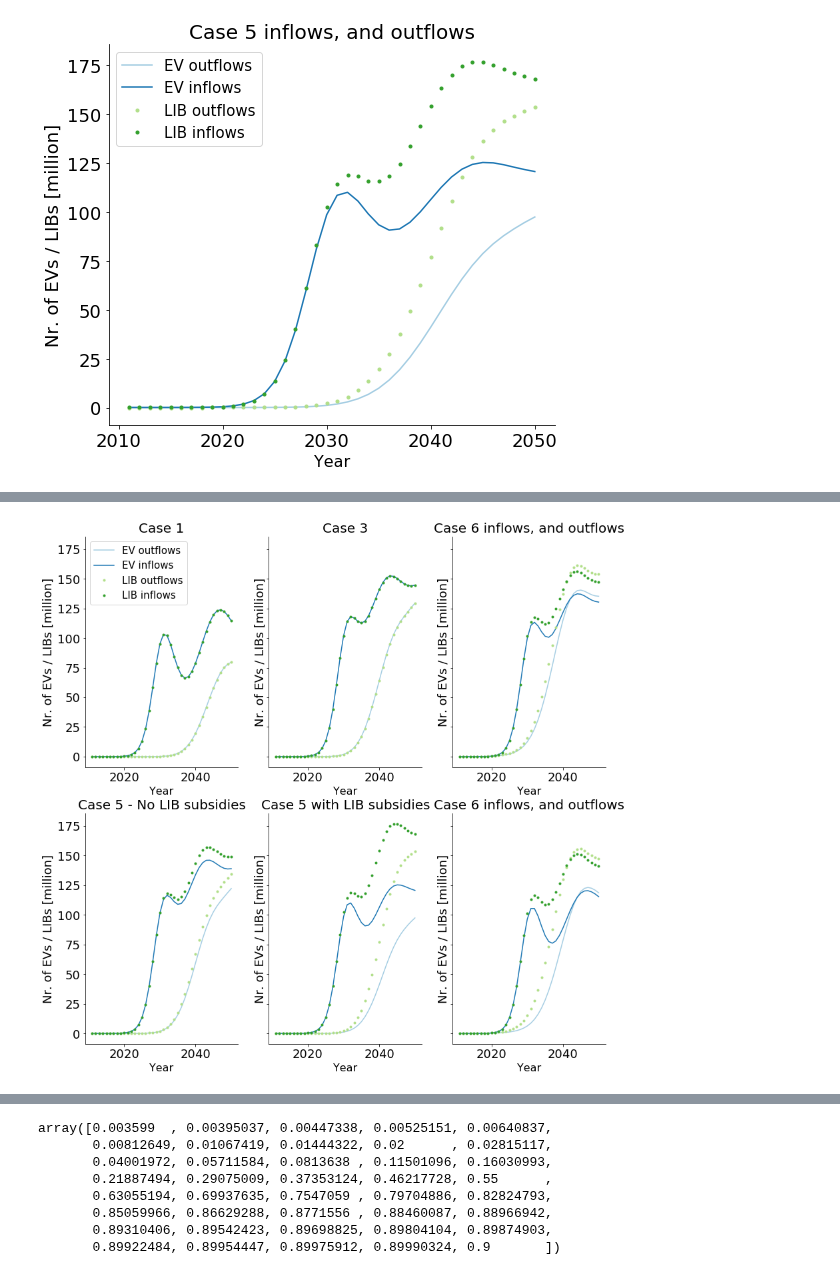
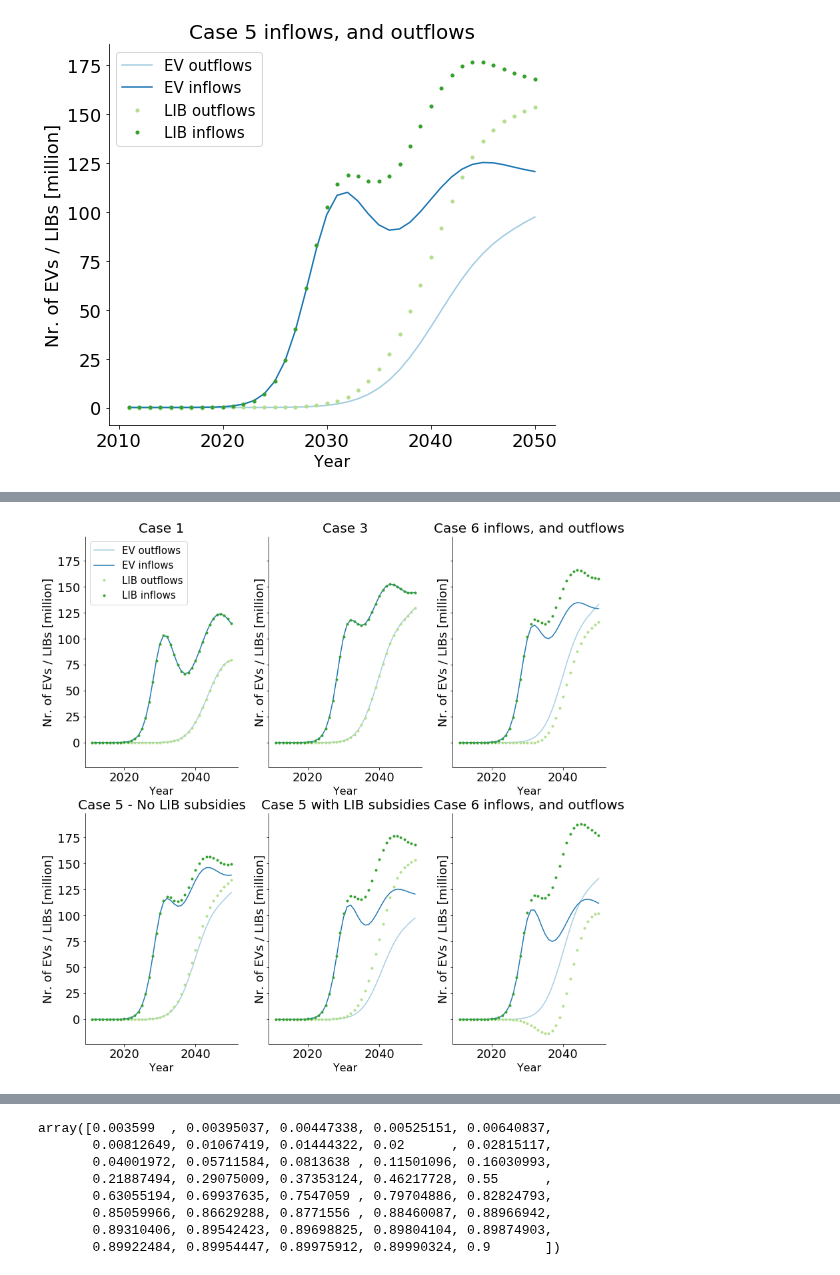
Before and after one commit to fernaag/product_component_model, a Jupyter notebook: case_study.ipynb, the cells around one changed output, grey strips where cells are left out. Cells and saved outputs as stored; diff of their text form; code cells hidden in the pictures.

```diff
--- a/case_study.ipynb
+++ b/case_study.ipynb
@@ -473,10 +473,10 @@ Model = pcm.ProductComponentModel(t=time, s_pr=data, lt_pr={'Type': 'Normal', 'M
 Model.case_1()
 
 # Since we are using the total stock as a driver, we need to multiply the results with the BEV penetration shares
-Model.oc_pr = np.einsum('tc,c->tc', Model.oc_pr, shares.Share.values)
-Model.oc_cm = np.einsum('tc,c->tc', Model.oc_cm, shares.Share.values)
-Model.i_pr = Model.i_pr * shares.Share.values
-Model.i_cm = Model.i_cm * shares.Share.values
+oc_pr = np.einsum('tc,c->tc', Model.oc_pr, shares.Share.values)
+oc_cm = np.einsum('tc,c->tc', Model.oc_cm, shares.Share.values)
+i_pr = Model.i_pr * shares.Share.values
+i_cm = Model.i_cm * shares.Share.values
 
 
 
@@ -484,11 +484,11 @@ Model.i_cm = Model.i_cm * shares.Share.values
 fig, ax = plt.subplots(2,3, figsize=(14,14), sharey=True)
 ax[0,0].set_prop_cycle(custom_cycler)
 ax[0,0].plot(time,
-        Model.oc_pr.sum(axis=1), label='EV outflows')
-ax[0,0].plot(Model.t, Model.i_pr, label='EV inflows')
+        oc_pr.sum(axis=1), label='EV outflows')
+ax[0,0].plot(Model.t, i_pr, label='EV inflows')
 ax[0,0].plot(Model.t,
-        Model.oc_cm.sum(axis=1), '.', label='LIB outflows')
-ax[0,0].plot(Model.t, Model.i_cm, '.', label='LIB inflows')
+        oc_cm.sum(axis=1), '.', label='LIB outflows')
+ax[0,0].plot(Model.t, i_cm, '.', label='LIB inflows')
 ax[0,0].set_ylabel('Nr. of EVs / LIBs [million]',fontsize =18)
 right_side = ax[0,0].spines["right"]
 right_side.set_visible(False)
@@ -511,18 +511,18 @@ Model = pcm.ProductComponentModel(t=time, s_pr=data, lt_pr={'Type': 'Normal', 'M
 Model.case_3()
 
 # Since we are using the total stock as a driver, we need to multiply the results with the BEV penetration shares
-Model.oc_pr = np.einsum('tc,c->tc', Model.oc_pr, shares.Share.values)
-Model.oc_cm = np.einsum('tc,c->tc', Model.oc_cm, shares.Share.values)
-Model.i_pr = Model.i_pr * shares.Share.values
-Model.i_cm = Model.i_cm * shares.Share.values
+oc_pr = np.einsum('tc,c->tc', Model.oc_pr, shares.Share.values)
+oc_cm = np.einsum('tc,c->tc', Model.oc_cm, shares.Share.values)
+i_pr = Model.i_pr * shares.Share.values
+i_cm = Model.i_cm * shares.Share.values
 
 ax[0,1].set_prop_cycle(custom_cycler)
 ax[0,1].plot(time,
-        Model.oc_pr.sum(axis=1), label='EV outflows')
-ax[0,1].plot(Model.t, Model.i_pr, label='EV inflows')
+        oc_pr.sum(axis=1), label='EV outflows')
+ax[0,1].plot(Model.t, i_pr, label='EV inflows')
 ax[0,1].plot(Model.t,
-        Model.oc_cm.sum(axis=1), '.', label='LIB outflows')
-ax[0,1].plot(Model.t, Model.i_cm, '.', label='LIB inflows')
+        oc_cm.sum(axis=1), '.', label='LIB outflows')
+ax[0,1].plot(Model.t, i_cm, '.', label='LIB inflows')
 ax[0,1].set_ylabel('Nr. of EVs / LIBs [million]',fontsize =18)
 right_side = ax[0,1].spines["right"]
 right_side.set_visible(False)
@@ -546,18 +546,18 @@ Model = pcm.ProductComponentModel(t=time, s_pr=data, lt_pr={'Type': 'Normal', 'M
 Model.case_5()
 
 # Since we are using the total stock as a driver, we need to multiply the results with the BEV penetration shares
-Model.oc_pr = np.einsum('tc,c->tc', Model.oc_pr, shares.Share.values)
-Model.oc_cm = np.einsum('tc,c->tc', Model.oc_cm, shares.Share.values)
-Model.i_pr = Model.i_pr * shares.Share.values
-Model.i_cm = Model.i_cm * shares.Share.values
+oc_pr = np.einsum('tc,c->tc', Model.oc_pr, shares.Share.values)
+oc_cm = np.einsum('tc,c->tc', Model.oc_cm, shares.Share.values)
+i_pr = Model.i_pr * shares.Share.values
+i_cm = Model.i_cm * shares.Share.values
 
 ax[1,0].set_prop_cycle(custom_cycler)
 ax[1,0].plot(time,
-        Model.oc_pr.sum(axis=1), label='EV outflows')
-ax[1,0].plot(Model.t, Model.i_pr, label='EV inflows')
+        oc_pr.sum(axis=1), label='EV outflows')
+ax[1,0].plot(Model.t, i_pr, label='EV inflows')
 ax[1,0].plot(Model.t,
-        Model.oc_cm.sum(axis=1), '.', label='LIB outflows')
-ax[1,0].plot(Model.t, Model.i_cm, '.', label='LIB inflows')
+        oc_cm.sum(axis=1), '.', label='LIB outflows')
+ax[1,0].plot(Model.t, i_cm, '.', label='LIB inflows')
 ax[1,0].set_ylabel('Nr. of EVs / LIBs [million]',fontsize =18)
 right_side = ax[1,0].spines["right"]
 right_side.set_visible(False)
@@ -583,18 +583,18 @@ Model = pcm.ProductComponentModel(t=time, s_pr=data, lt_pr={'Type': 'Normal', 'M
 Model.case_5()
 
 # Since we are using the total stock as a driver, we need to multiply the results with the BEV penetration shares
-Model.oc_pr = np.einsum('tc,c->tc', Model.oc_pr, shares.Share.values)
-Model.oc_cm = np.einsum('tc,c->tc', Model.oc_cm, shares.Share.values)
-Model.i_pr = Model.i_pr * shares.Share.values
-Model.i_cm = Model.i_cm * shares.Share.values
+oc_pr = np.einsum('tc,c->tc', Model.oc_pr, shares.Share.values)
+oc_cm = np.einsum('tc,c->tc', Model.oc_cm, shares.Share.values)
+i_pr = Model.i_pr * shares.Share.values
+i_cm = Model.i_cm * shares.Share.values
 
 ax[1,1].set_prop_cycle(custom_cycler)
 ax[1,1].plot(time,
-        Model.oc_pr.sum(axis=1), label='EV outflows')
-ax[1,1].plot(Model.t, Model.i_pr, label='EV inflows')
+        oc_pr.sum(axis=1), label='EV outflows')
+ax[1,1].plot(Model.t, i_pr, label='EV inflows')
 ax[1,1].plot(Model.t,
-        Model.oc_cm.sum(axis=1), '.', label='LIB outflows')
-ax[1,1].plot(Model.t, Model.i_cm, '.', label='LIB inflows')
+        oc_cm.sum(axis=1), '.', label='LIB outflows')
+ax[1,1].plot(Model.t, i_cm, '.', label='LIB inflows')
 ax[1,1].set_ylabel('Nr. of EVs / LIBs [million]',fontsize =18)
 right_side = ax[1,1].spines["right"]
 right_side.set_visible(False)
@@ -630,18 +630,18 @@ Model = pcm.ProductComponentModel(t=time, s_pr=data, lt_pr={'Type': 'Normal', 'M
 Model.case_6()
 
 # Since we are using the total stock as a driver, we need to multiply the results with the BEV penetration shares
-Model.oc_pr = np.einsum('tc,c->tc', Model.oc_pr, shares.Share.values)
-Model.oc_cm = np.einsum('tc,c->tc', Model.oc_cm, shares.Share.values)
-Model.i_pr = Model.i_pr * shares.Share.values
-Model.i_cm = Model.i_cm * shares.Share.values
+oc_pr = np.einsum('tc,c->tc', Model.oc_pr, shares.Share.values)
+oc_cm = np.einsum('tc,c->tc', Model.oc_cm, shares.Share.values)
+i_pr = Model.i_pr * shares.Share.values
+i_cm = Model.i_cm * shares.Share.values
 
 ax[0,2].set_prop_cycle(custom_cycler)
 ax[0,2].plot(time,
-        Model.o_pr, label='EV outflows')
-ax[0,2].plot(Model.t, Model.i_pr, label='EV inflows')
+        oc_pr.sum(axis=1), label='EV outflows')
+ax[0,2].plot(Model.t, i_pr, label='EV inflows')
 ax[0,2].plot(Model.t,
-        Model.o_cm, '.', label='LIB outflows')
-ax[0,2].plot(Model.t, Model.i_cm, '.', label='LIB inflows')
+        oc_cm.sum(axis=1), '.', label='LIB outflows')
+ax[0,2].plot(Model.t, i_cm, '.', label='LIB inflows')
 ax[0,2].set_ylabel('Nr. of EVs / LIBs [million]',fontsize =18)
 right_side = ax[0,2].spines["right"]
 right_side.set_visible(False)
@@ -660,39 +660,39 @@ ax[0,2].tick_params(axis='both', which='major', labelsize=18)
 # Define reuse and replacement coefficients
 reuse_coeff = 0.8
 replacement_coeff = 0.8
 
 # Define pcm
 Model = pcm.ProductComponentModel(t=time, s_pr=data, lt_pr={'Type': 'Normal', 'Mean': lt_pr, 'StdDev': sd_pr},
                                   lt_cm={'Type': 'Normal', 'Mean': lt_cm, 'StdDev': sd_cm},
                                   reuse_coeff=reuse_coeff, replacement_coeff=replacement_coeff)
 
 # Compute model using case 1 assumptions. The output variables are sc_pr, sc_cm, i_pr, i_cm, oc_pr, oc_cm
 # Keep in mind the output variables have a time-cohort resolution and need to be aggregated to calculate the total yearly value
 # Instead of unpacking the values, you can also use Model.sc_pr and so on instead (see plot)
 Model.case_6()
 
 # Since we are using the total stock as a driver, we need to multiply the results with the BEV penetration shares
-Model.oc_pr = np.einsum('tc,c->tc', Model.oc_pr, shares.Share.values)
-Model.oc_cm = np.einsum('tc,c->tc', Model.oc_cm, shares.Share.values)
-Model.i_pr = Model.i_pr * shares.Share.values
-Model.i_cm = Model.i_cm * shares.Share.values
+oc_pr = np.einsum('tc,c->tc', Model.oc_pr, shares.Share.values)
+oc_cm = np.einsum('tc,c->tc', Model.oc_cm, shares.Share.values)
+i_pr = Model.i_pr * shares.Share.values
+i_cm = Model.i_cm * shares.Share.values
 
 ax[1,2].set_prop_cycle(custom_cycler)
 ax[1,2].plot(time,
-        Model.o_pr, label='EV outflows')
-ax[1,2].plot(Model.t, Model.i_pr, label='EV inflows')
+        oc_pr.sum(axis=1), label='EV outflows')
+ax[1,2].plot(Model.t, i_pr, label='EV inflows')
 ax[1,2].plot(Model.t,
-        Model.o_cm, '.', label='LIB outflows')
-ax[1,2].plot(Model.t, Model.i_cm, '.', label='LIB inflows')
+        oc_cm.sum(axis=1), '.', label='LIB outflows')
+ax[1,2].plot(Model.t, i_cm, '.', label='LIB inflows')
 ax[1,2].set_ylabel('Nr. of EVs / LIBs [million]',fontsize =18)
 right_side = ax[1,2].spines["right"]
 right_side.set_visible(False)
 top = ax[1,2].spines["top"]
 top.set_visible(False)
 #ax[1,2].legend(loc='upper left',prop={'size':15})
 ax[1,2].set_title('Case 6 inflows, and outflows', fontsize=20)
 ax[1,2].set_xlabel('Year',fontsize =16)
 #ax.set_ylim([0,5])
 ax[1,2].tick_params(axis='both', which='major', labelsize=18)
 # %% [output]
-[figure, old version]
+[figure, new version]
```
Also changed, not shown: parts of 28 cells of this notebook, 1 other file.
